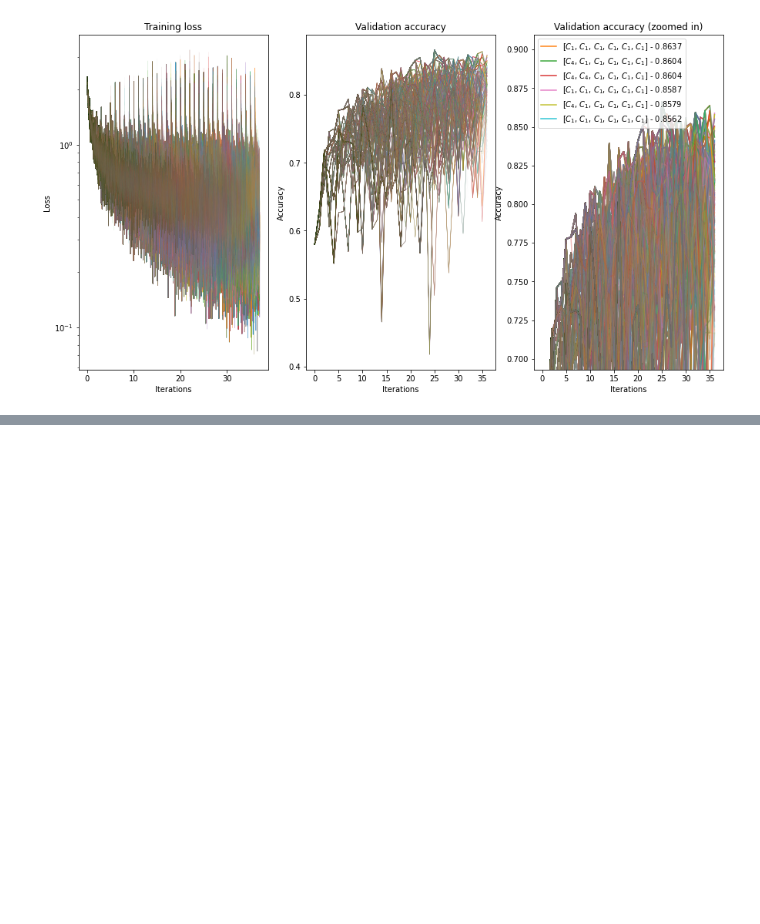
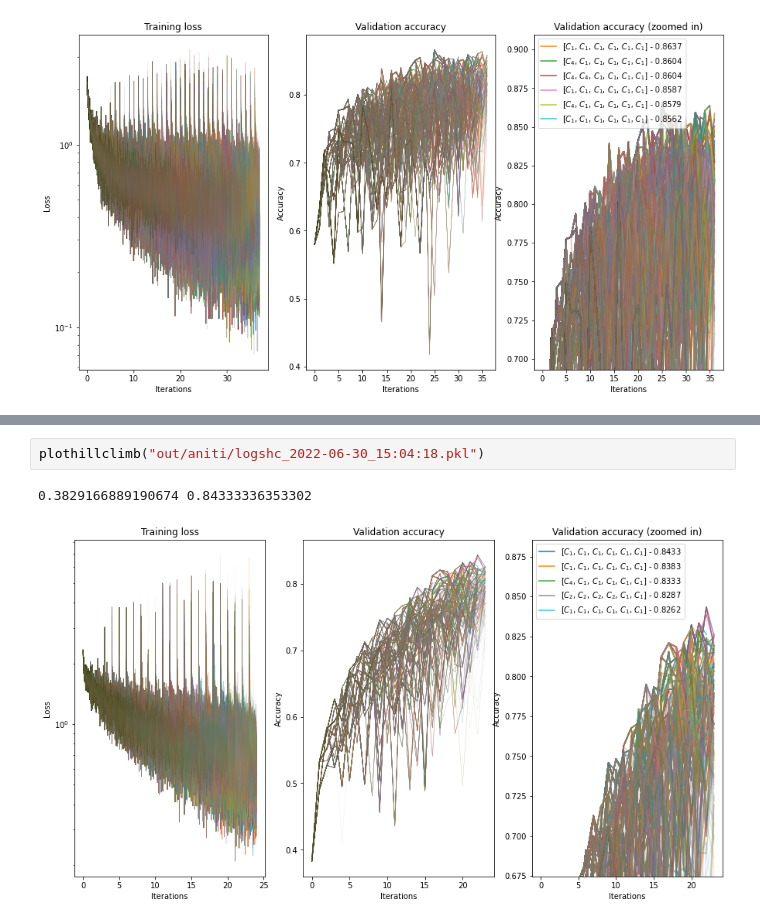
Before and after one commit to k8lion/equiNAS, a Jupyter notebook: plot.ipynb, the cells around one changed output, grey strips where cells are left out. Cells and saved outputs as stored; diff of their text form; blank space fills up the shorter version.

```diff
--- a/plot.ipynb
+++ b/plot.ipynb
@@ -93,0 +99,5 @@ plothillclimb("out/aniti/logshc_2022-06-29_11:46:52.pkl")
+# %%
+plothillclimb("out/aniti/logshc_2022-06-30_15:04:18.pkl")
+# %% [output]
+0.3829166889190674 0.84333336353302
+[figure, added]
```
Also changed, not shown: parts of 2 cells of this notebook, 4 other files.
